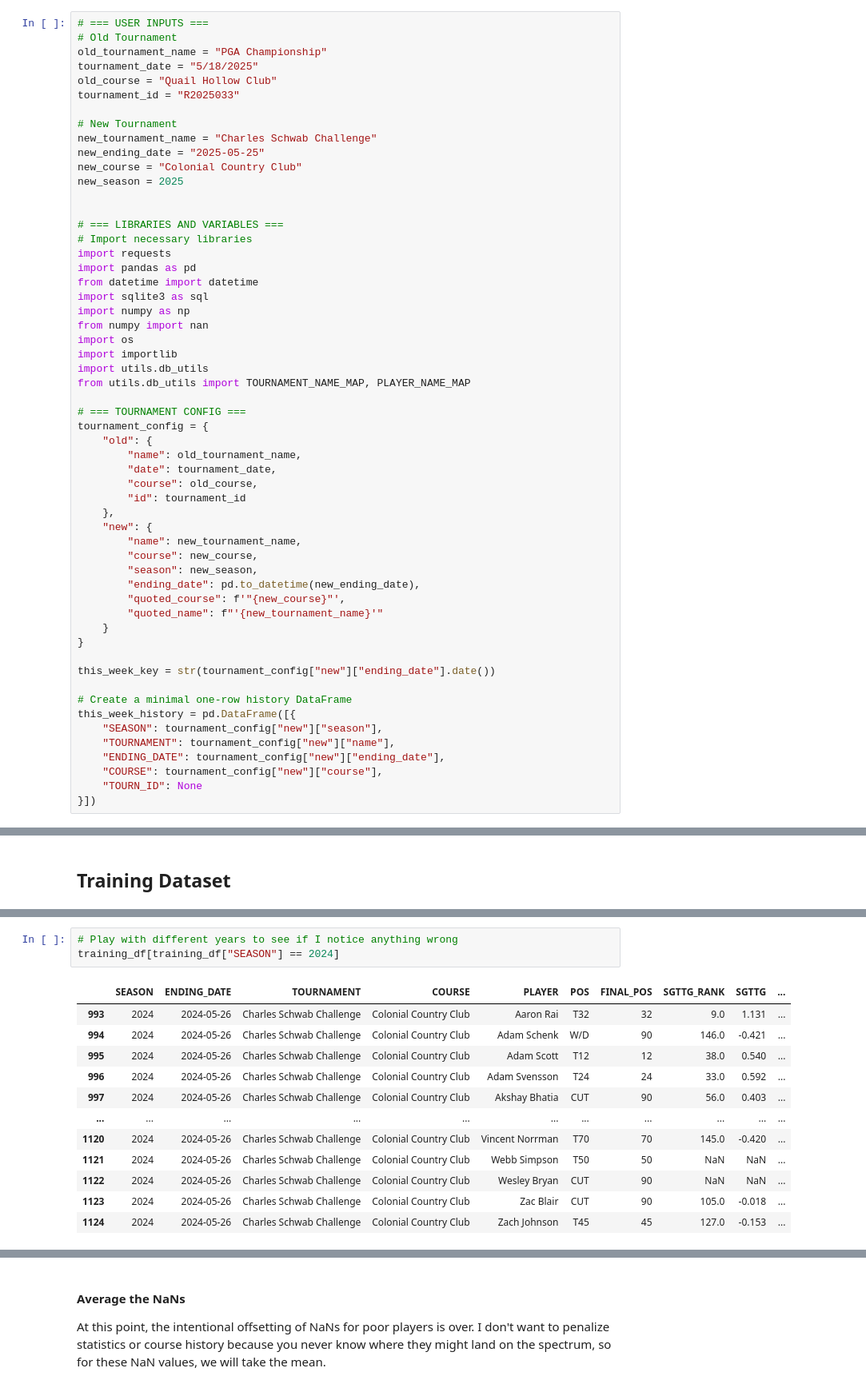
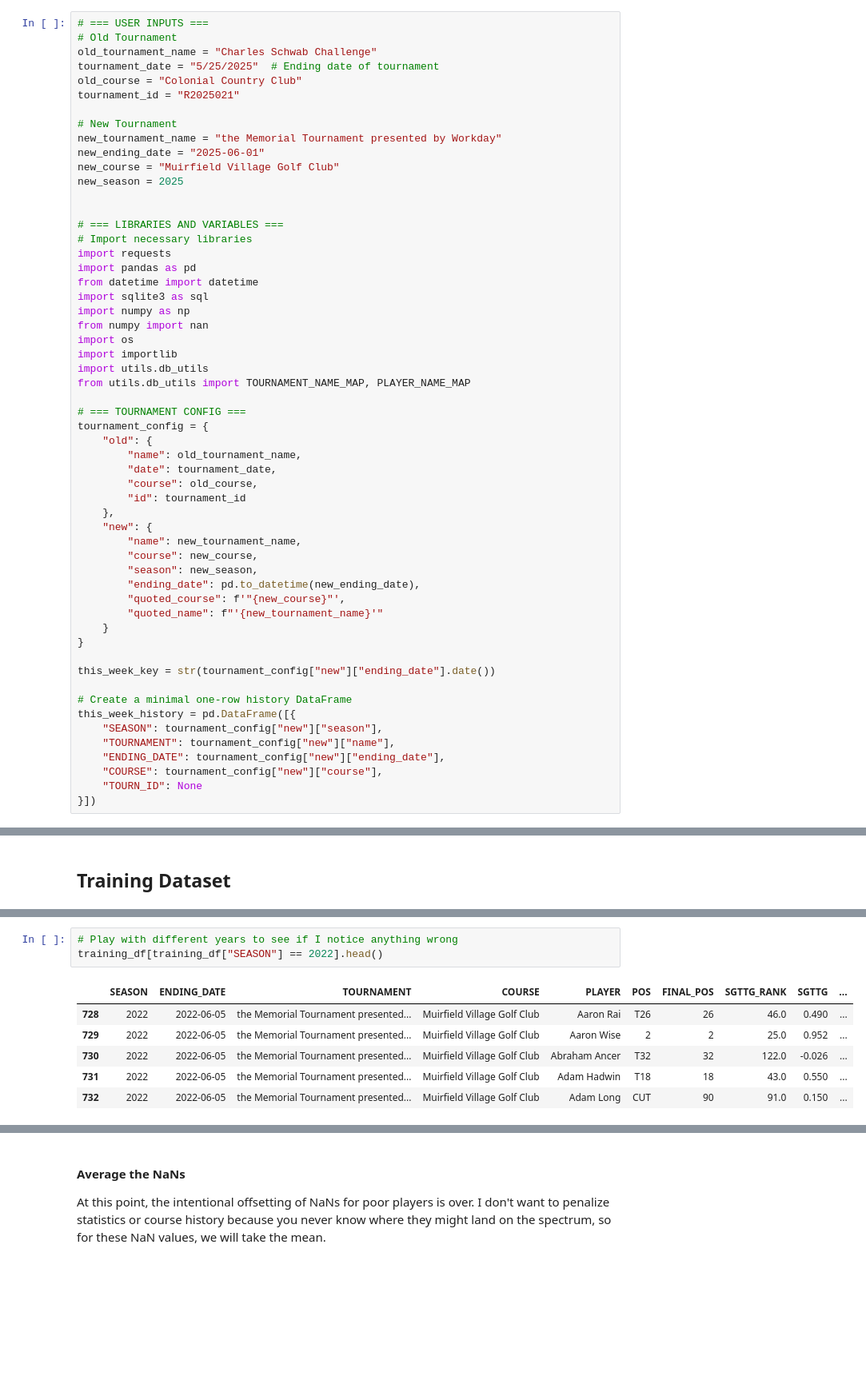
Before and after one commit to milleranalytics/pga-dk, a Jupyter notebook: pga-dk.ipynb, the cells around one changed output, grey strips where cells are left out. Shown at 80% size. Drawn from its saved outputs; the diff is of its cells as text; blank space fills up the shorter version.

```diff
--- a/pga-dk.ipynb
+++ b/pga-dk.ipynb
@@ -8,15 +8,15 @@ Looks like the tournament ID is also in the address bar.
 # %%
 # === USER INPUTS ===
 # Old Tournament
-old_tournament_name = "PGA Championship"
-tournament_date = "5/18/2025"
-old_course = "Quail Hollow Club"
-tournament_id = "R2025033"
+old_tournament_name = "Charles Schwab Challenge"
+tournament_date = "5/25/2025"  # Ending date of tournament
+old_course = "Colonial Country Club"
+tournament_id = "R2025021"
 
 # New Tournament
-new_tournament_name = "Charles Schwab Challenge"
-new_ending_date = "2025-05-25"
-new_course = "Colonial Country Club"
+new_tournament_name = "the Memorial Tournament presented by Workday"
+new_ending_date = "2025-06-01"
+new_course = "Muirfield Village Golf Club"
 new_season = 2025
 
 
@@ -596,16 +597,10 @@ training_df.head(10)
 # %%
 # Play with different years to see if I notice anything wrong
-training_df[training_df["SEASON"] == 2024]
+training_df[training_df["SEASON"] == 2022].head()
 # %% [output]
 |  | SEASON | ENDING_DATE | TOURNAMENT | COURSE | PLAYER | POS | FINAL_POS | SGTTG_RANK | SGTTG | ... |
-| 993 | 2024 | 2024-05-26 | Charles Schwab Challenge | Colonial Country Club | Aaron Rai | T32 | 32 | 9.0 | 1.131 | ... |
-| 994 | 2024 | 2024-05-26 | Charles Schwab Challenge | Colonial Country Club | Adam Schenk | W/D | 90 | 146.0 | -0.421 | ... |
-| 995 | 2024 | 2024-05-26 | Charles Schwab Challenge | Colonial Country Club | Adam Scott | T12 | 12 | 38.0 | 0.540 | ... |
-| 996 | 2024 | 2024-05-26 | Charles Schwab Challenge | Colonial Country Club | Adam Svensson | T24 | 24 | 33.0 | 0.592 | ... |
-| 997 | 2024 | 2024-05-26 | Charles Schwab Challenge | Colonial Country Club | Akshay Bhatia | CUT | 90 | 56.0 | 0.403 | ... |
-| ... | ... | ... | ... | ... | ... | ... | ... | ... | ... | ... |
-| 1120 | 2024 | 2024-05-26 | Charles Schwab Challenge | Colonial Country Club | Vincent Norrman | T70 | 70 | 145.0 | -0.420 | ... |
-| 1121 | 2024 | 2024-05-26 | Charles Schwab Challenge | Colonial Country Club | Webb Simpson | T50 | 50 | NaN | NaN | ... |
-| 1122 | 2024 | 2024-05-26 | Charles Schwab Challenge | Colonial Country Club | Wesley Bryan | CUT | 90 | NaN | NaN | ... |
-| 1123 | 2024 | 2024-05-26 | Charles Schwab Challenge | Colonial Country Club | Zac Blair | CUT | 90 | 105.0 | -0.018 | ... |
-| 1124 | 2024 | 2024-05-26 | Charles Schwab Challenge | Colonial Country Club | Zach Johnson | T45 | 45 | 127.0 | -0.153 | ... |
+| 728 | 2022 | 2022-06-05 | the Memorial Tournament presented... | Muirfield Village Golf Club | Aaron Rai | T26 | 26 | 46.0 | 0.490 | ... |
+| 729 | 2022 | 2022-06-05 | the Memorial Tournament presented... | Muirfield Village Golf Club | Aaron Wise | 2 | 2 | 25.0 | 0.952 | ... |
+| 730 | 2022 | 2022-06-05 | the Memorial Tournament presented... | Muirfield Village Golf Club | Abraham Ancer | T32 | 32 | 122.0 | -0.026 | ... |
+| 731 | 2022 | 2022-06-05 | the Memorial Tournament presented... | Muirfield Village Golf Club | Adam Hadwin | T18 | 18 | 43.0 | 0.550 | ... |
+| 732 | 2022 | 2022-06-05 | the Memorial Tournament presented... | Muirfield Village Golf Club | Adam Long | CUT | 90 | 91.0 | 0.150 | ... |
```
Also changed, not shown: parts of 20 cells of this notebook, 4 other files.
